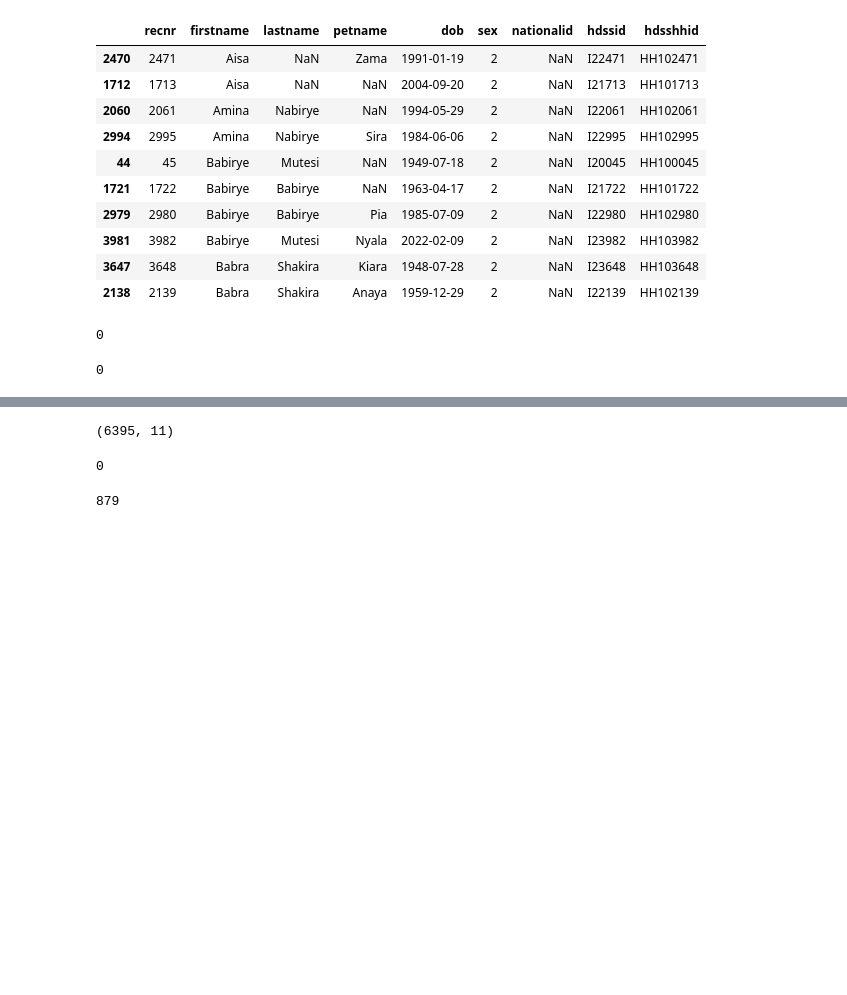
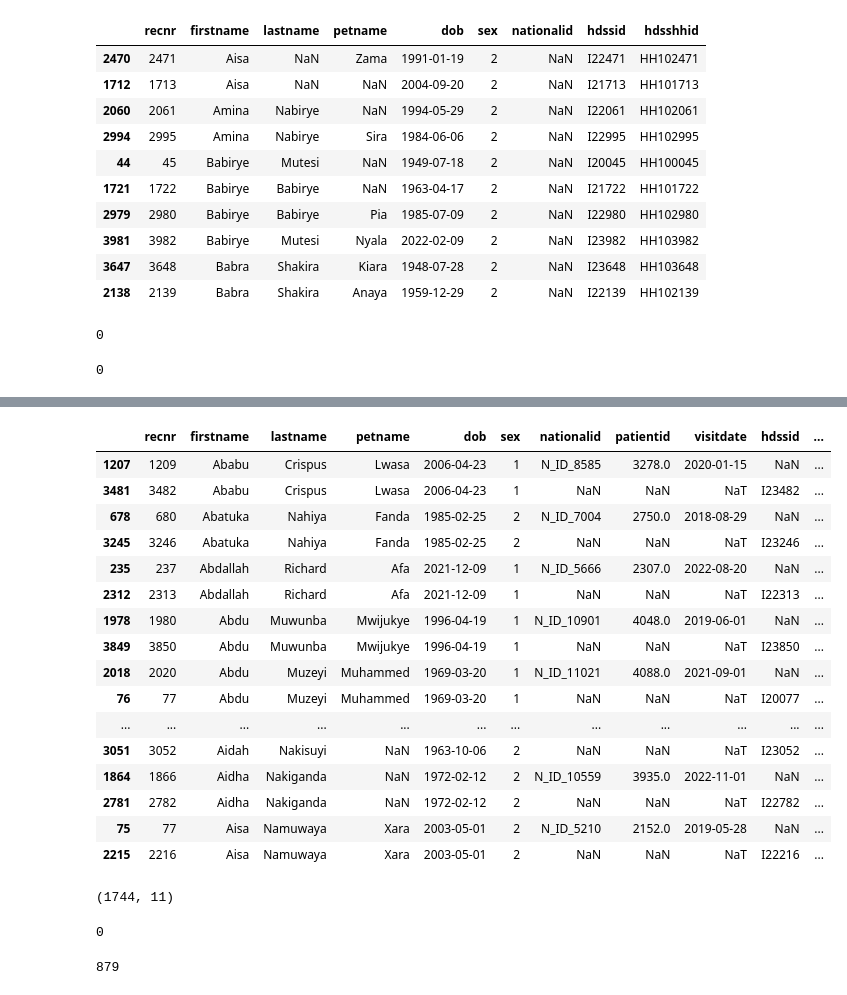
Before and after one commit to Guylord/Record-Linkage-tool-APHRC-DSE-Inspire-Hackathon-2024-, a Jupyter notebook: APHRC_DSE_Insprire_Hackathon_2024.ipynb, the cells around one changed output, grey strips where cells are left out. Drawn from its saved outputs; the diff is of its cells as text; code cells hidden in the pictures; blank space fills up the shorter version.

```diff
--- a/APHRC_DSE_Insprire_Hackathon_2024.ipynb
+++ b/APHRC_DSE_Insprire_Hackathon_2024.ipynb
@@ -195,4 +227,4 @@ import recordlinkage
 # %%
-indexer = recordlinkage.Index()
-indexer.block('dob')
+indexer = rl.Index()
+indexer.block(left_on='dob', right_on='dob')
 pairs = indexer.index(facility_df, hdss_df)
@@ -241,6 +230,0 @@ matches
-# %%
-duplicate_rows=matches.index.get_level_values(1)
-facility_duplicates=facility_df[facility_df.index.isin(duplicate_rows)]
-facility_new = facility_df[~facility_df.index.isin(duplicate_rows)]
-facility_hdss =hdss_df.append(facility_new)
-facility_hdss
@@ -260,0 +231,12 @@ facility_hdss
+# %%
+compare = rl.Compare()
+
+compare.string('firstname', 'firstname', method='jarowinkler', label='firstname')
+compare.string('petname', 'petname', method='jarowinkler', threshold=0.85, label='petname')
+compare.string('lastname', 'lastname', method='jarowinkler', label='lastname')
+compare.date('dob', 'dob', label='dob')
+compare.exact('sex', 'sex', label='sex')
+
+
+potential_matches=compare.compute(pairs, facility_df, hdss_df)
+potential_matches
@@ -261,5 +257,33 @@ facility_hdss
+# %%
+#lr=recordlinkage.LogisticRegressionClassifier()
+#nb=recordlinkage.NaiveBayesClassifier()
+#ecm=recordlinkage.ECMClassifier()
+kmeans=rl.KMeansClassifier()
+kmeans.fit(potential_matches)
+matched_indices = kmeans.predict(potential_matches)
+# %%
+hdss_facility = pd.concat([facility_df.loc[matched_indices.get_level_values(0)], hdss_df.loc[matched_indices.get_level_values(1)]])
+hdss_facility.sort_values(['firstname', 'lastname']).head(30)
+# %% [output]
+|  | recnr | firstname | lastname | petname | dob | sex | nationalid | patientid | visitdate | hdssid | ... |
+| 1207 | 1209 | Ababu | Crispus | Lwasa | 2006-04-23 | 1 | N_ID_8585 | 3278.0 | 2020-01-15 | NaN | ... |
+| 3481 | 3482 | Ababu | Crispus | Lwasa | 2006-04-23 | 1 | NaN | NaN | NaT | I23482 | ... |
+| 678 | 680 | Abatuka | Nahiya | Fanda | 1985-02-25 | 2 | N_ID_7004 | 2750.0 | 2018-08-29 | NaN | ... |
+| 3245 | 3246 | Abatuka | Nahiya | Fanda | 1985-02-25 | 2 | NaN | NaN | NaT | I23246 | ... |
+| 235 | 237 | Abdallah | Richard | Afa | 2021-12-09 | 1 | N_ID_5666 | 2307.0 | 2022-08-20 | NaN | ... |
+| 2312 | 2313 | Abdallah | Richard | Afa | 2021-12-09 | 1 | NaN | NaN | NaT | I22313 | ... |
+| 1978 | 1980 | Abdu | Muwunba | Mwijukye | 1996-04-19 | 1 | N_ID_10901 | 4048.0 | 2019-06-01 | NaN | ... |
+| 3849 | 3850 | Abdu | Muwunba | Mwijukye | 1996-04-19 | 1 | NaN | NaN | NaT | I23850 | ... |
+| 2018 | 2020 | Abdu | Muzeyi | Muhammed | 1969-03-20 | 1 | N_ID_11021 | 4088.0 | 2021-09-01 | NaN | ... |
+| 76 | 77 | Abdu | Muzeyi | Muhammed | 1969-03-20 | 1 | NaN | NaN | NaT | I20077 | ... |
+| ... | ... | ... | ... | ... | ... | ... | ... | ... | ... | ... | ... |
+| 3051 | 3052 | Aidah | Nakisuyi | NaN | 1963-10-06 | 2 | NaN | NaN | NaT | I23052 | ... |
+| 1864 | 1866 | Aidha | Nakiganda | NaN | 1972-02-12 | 2 | N_ID_10559 | 3935.0 | 2022-11-01 | NaN | ... |
+| 2781 | 2782 | Aidha | Nakiganda | NaN | 1972-02-12 | 2 | NaN | NaN | NaT | I22782 | ... |
+| 75 | 77 | Aisa | Namuwaya | Xara | 2003-05-01 | 2 | N_ID_5210 | 2152.0 | 2019-05-28 | NaN | ... |
+| 2215 | 2216 | Aisa | Namuwaya | Xara | 2003-05-01 | 2 | NaN | NaN | NaT | I22216 | ... |
 # %%
-facility_hdss.shape
+hdss_facility.shape
 # %% [output]
-(6395, 11)
+(1744, 11)
 # %%
```
Also changed, not shown: parts of 17 cells of this notebook.
